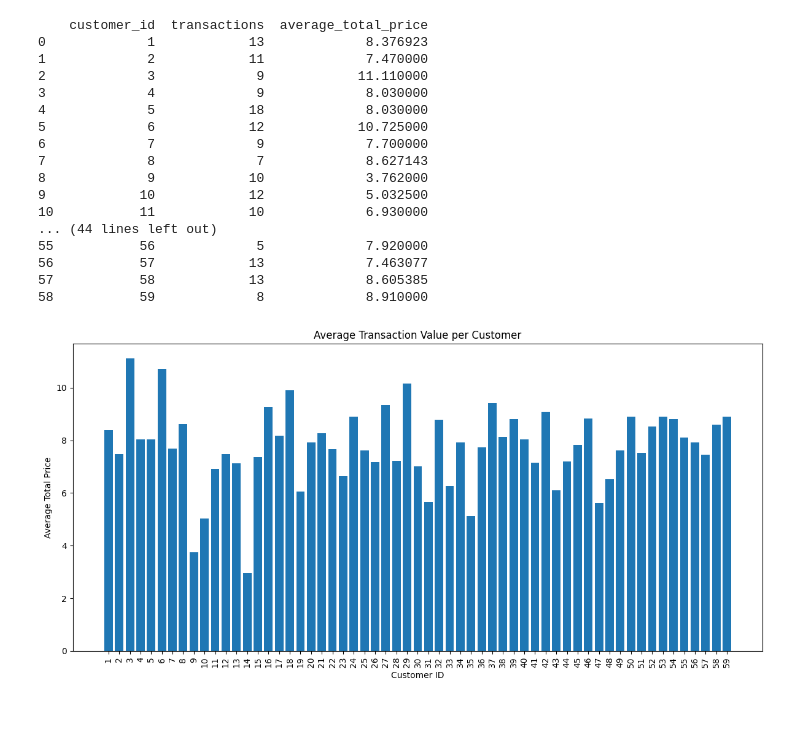
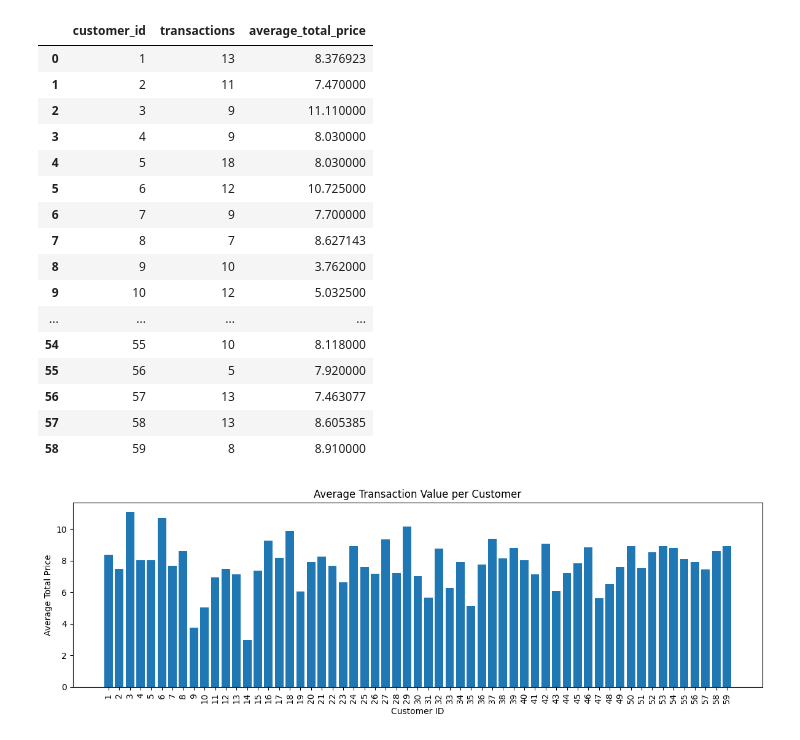
Before and after one commit to Y0ussefhamdy/DEPI_Files, a Jupyter notebook: data_analysis/music_store.ipynb, the cells around one changed output. Drawn from its saved outputs; the diff is of its cells as text; code cells hidden in the pictures.

```diff
--- a/data_analysis/music_store.ipynb
+++ b/data_analysis/music_store.ipynb
@@ -183,31 +157,31 @@ for row in result:
 # %%
 customer_summary = (
     df3.groupby("customer_id")
     .agg(transactions=("invoice_id", "count"), average_total_price=("total", "mean"))
     .reset_index()
 )
 
-print(customer_summary)
+customer_summary
 # %% [output]
-    customer_id  transactions  average_total_price
-0             1            13             8.376923
-1             2            11             7.470000
-2             3             9            11.110000
-3             4             9             8.030000
-4             5            18             8.030000
-5             6            12            10.725000
-6             7             9             7.700000
-7             8             7             8.627143
-8             9            10             3.762000
-9            10            12             5.032500
-10           11            10             6.930000
-... (44 lines left out)
-55           56             5             7.920000
-56           57            13             7.463077
-57           58            13             8.605385
-58           59             8             8.910000
+|  | customer_id | transactions | average_total_price |
+| 0 | 1 | 13 | 8.376923 |
+| 1 | 2 | 11 | 7.470000 |
+| 2 | 3 | 9 | 11.110000 |
+| 3 | 4 | 9 | 8.030000 |
+| 4 | 5 | 18 | 8.030000 |
+| 5 | 6 | 12 | 10.725000 |
+| 6 | 7 | 9 | 7.700000 |
+| 7 | 8 | 7 | 8.627143 |
+| 8 | 9 | 10 | 3.762000 |
+| 9 | 10 | 12 | 5.032500 |
+| ... | ... | ... | ... |
+| 54 | 55 | 10 | 8.118000 |
+| 55 | 56 | 5 | 7.920000 |
+| 56 | 57 | 13 | 7.463077 |
+| 57 | 58 | 13 | 8.605385 |
+| 58 | 59 | 8 | 8.910000 |
 # %%
-plt.figure(figsize=(12,6))
+plt.figure(figsize=(12,4))
 plt.bar(customer_summary["customer_id"].astype(str), customer_summary["average_total_price"])
 plt.title("Average Transaction Value per Customer")
 plt.xlabel("Customer ID")
@@ -216,7 +190,7 @@ plt.xticks(rotation=90)
 plt.tight_layout()
 plt.show()
 # %% [output]
-[figure, old version]
+[figure, new version]
 # %%
 cursor.execute(""" SELECT year(invoice_date) AS year, round(SUM(Total),2) AS revenue
 FROM music_store.invoice
```
Also changed, not shown: parts of 17 cells of this notebook, 15 other files.
